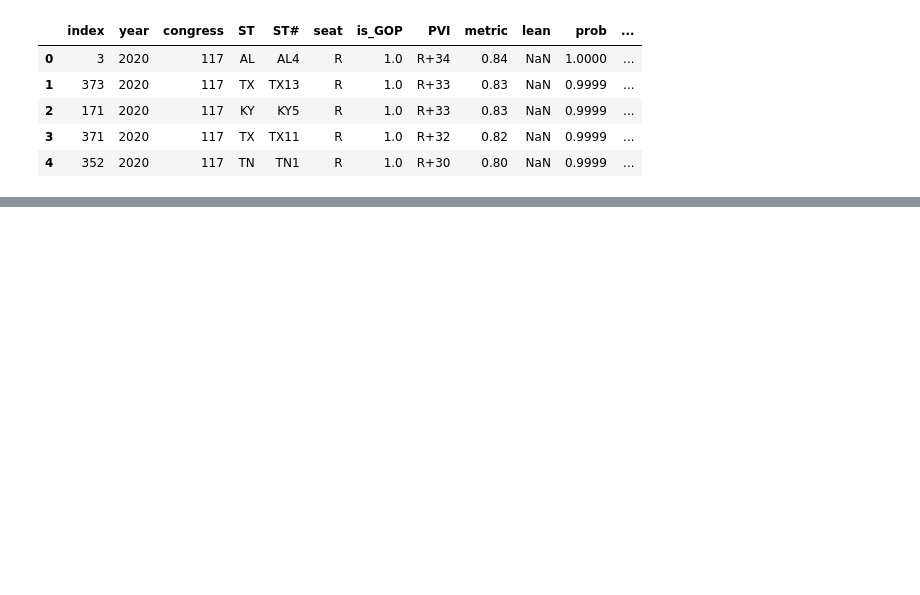
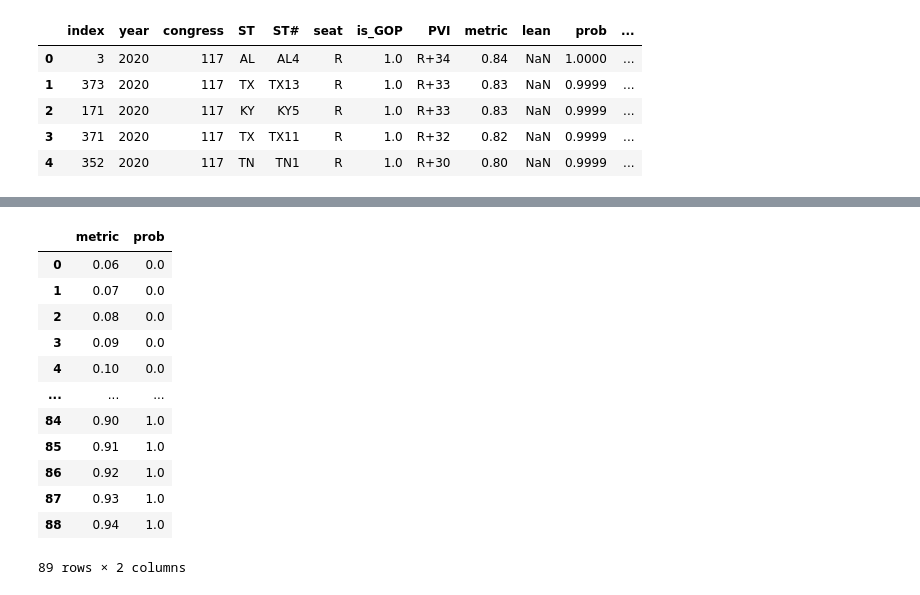
Before and after one commit to xadomatis/redistricting_project, a Jupyter notebook: app_building/app_prework.ipynb, the cells around one changed output, grey strips where cells are left out. Drawn from its saved outputs; the diff is of its cells as text; code cells hidden in the pictures; blank space fills up the shorter version.

```diff
--- a/app_building/app_prework.ipynb
+++ b/app_building/app_prework.ipynb
@@ -237,0 +257,27 @@ hg
+# %%
+if wave == "Republican":
+    col = cv[["logit_red"]]
+elif wave == "Democratic":
+    col = cv[["logit_blue"]]
+#return a string if it fails- it will block the function from applying
+else:
+    col = cv[["logit_all"]]
+index = cv[["metric"]]
+index = index.join(col)
+index.columns = ["metric","prob"]
+#return index
+index
+# %% [output]
+|  | metric | prob |
+| 0 | 0.06 | 0.0 |
+| 1 | 0.07 | 0.0 |
+| 2 | 0.08 | 0.0 |
+| 3 | 0.09 | 0.0 |
+| 4 | 0.10 | 0.0 |
+| ... | ... | ... |
+| 84 | 0.90 | 1.0 |
+| 85 | 0.91 | 1.0 |
+| 86 | 0.92 | 1.0 |
+| 87 | 0.93 | 1.0 |
+| 88 | 0.94 | 1.0 |
+89 rows × 2 columns
```
Also changed, not shown: parts of 2 cells of this notebook, 11 other files.
